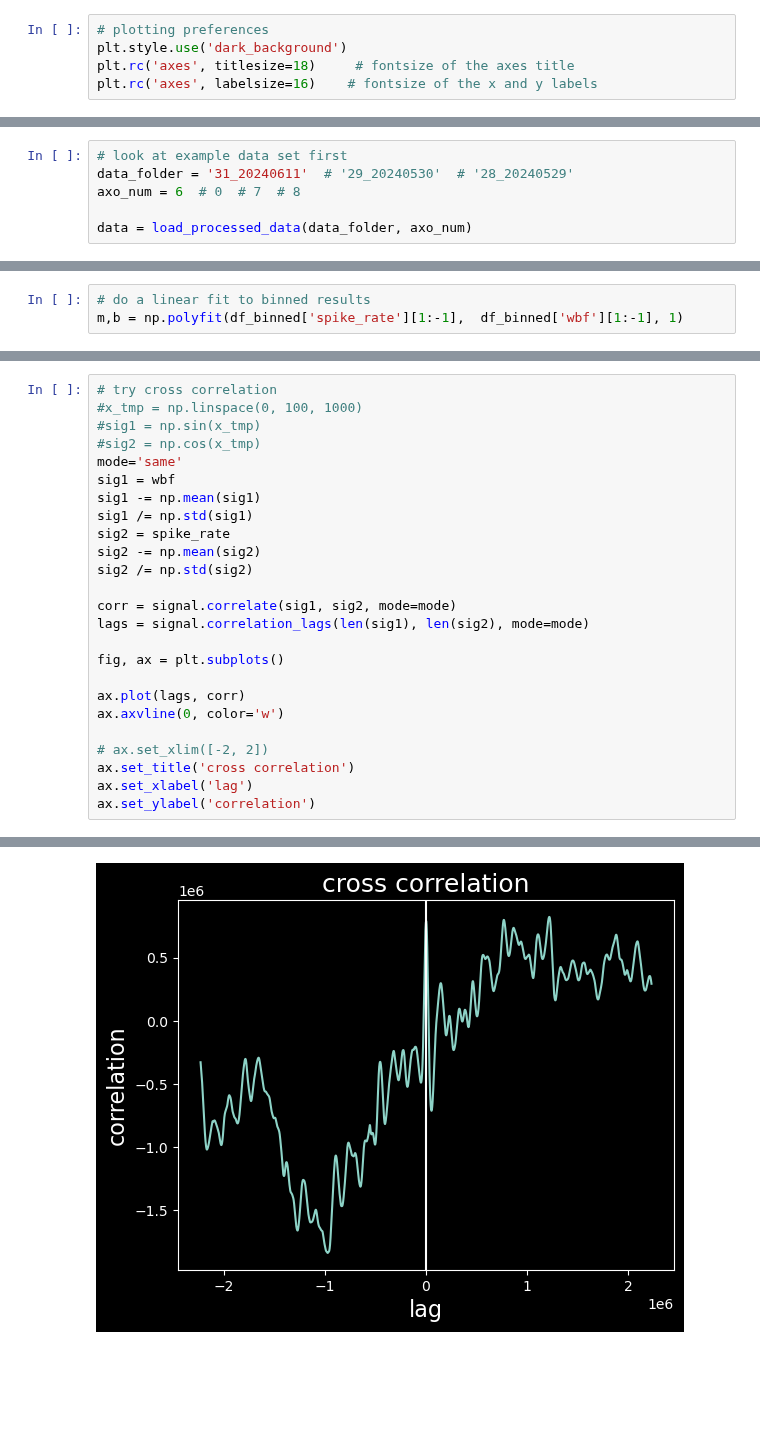
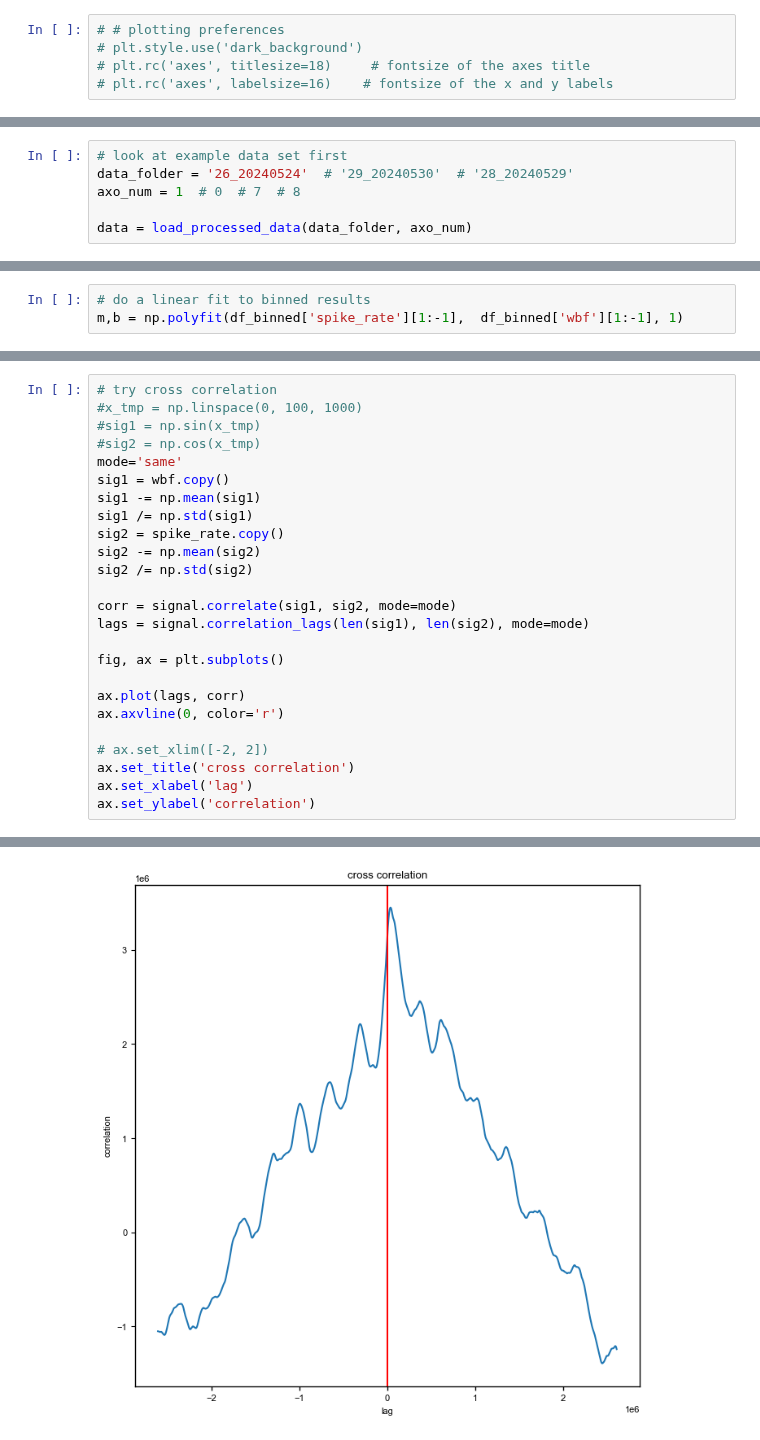
Before and after one commit to samcwhitehead/mosquito, a Jupyter notebook: scratch/wbf_vs_spike_rate.ipynb, the cells around one changed output, grey strips where cells are left out. Saved outputs shown, nothing was run; the diff lists cells and outputs as text; blank space fills up the shorter version.

```diff
--- a/scratch/wbf_vs_spike_rate.ipynb
+++ b/scratch/wbf_vs_spike_rate.ipynb
@@ -20,7 +20,7 @@ from mosquito.process_abf import load_processed_data
 # %% [markdown]
 ## Params
 # %%
-# plotting preferences
-plt.style.use('dark_background')
-plt.rc('axes', titlesize=18)     # fontsize of the axes title
-plt.rc('axes', labelsize=16)    # fontsize of the x and y labels
+# # plotting preferences
+# plt.style.use('dark_background')
+# plt.rc('axes', titlesize=18)     # fontsize of the axes title
+# plt.rc('axes', labelsize=16)    # fontsize of the x and y labels
@@ -28,8 +64,8 @@ plt.rc('axes', labelsize=16)    # fontsize of the x and y labels
 ## Load data
 # %%
 # look at example data set first
-data_folder = '31_20240611'  # '29_20240530'  # '28_20240529'
-axo_num = 6  # 0  # 7  # 8
+data_folder = '26_20240524'  # '29_20240530'  # '28_20240529'
+axo_num = 1  # 0  # 7  # 8
 
 data = load_processed_data(data_folder, axo_num)
 # %%
@@ -137,31 +184,31 @@ print(np.corrcoef(spike_rate, wbf))
 # %%
 # try cross correlation
 #x_tmp = np.linspace(0, 100, 1000)
 #sig1 = np.sin(x_tmp)
 #sig2 = np.cos(x_tmp)
 mode='same'
-sig1 = wbf
+sig1 = wbf.copy()
 sig1 -= np.mean(sig1)
 sig1 /= np.std(sig1)
-sig2 = spike_rate
+sig2 = spike_rate.copy()
 sig2 -= np.mean(sig2)
 sig2 /= np.std(sig2)
 
 corr = signal.correlate(sig1, sig2, mode=mode)
 lags = signal.correlation_lags(len(sig1), len(sig2), mode=mode)
 
 fig, ax = plt.subplots()
 
 ax.plot(lags, corr)
-ax.axvline(0, color='w')
+ax.axvline(0, color='r')
 
 # ax.set_xlim([-2, 2])
 ax.set_title('cross correlation')
 ax.set_xlabel('lag')
 ax.set_ylabel('correlation')
 # %% [output]
 Text(0, 0.5, 'correlation')
-[figure, old version]
+[figure, new version]
 # %%
 # correlation without shift:
 print('correlation without shift ', np.corrcoef(spike_rate[flying_idx], wbf[flying_idx])[0,1])
```
Also changed, not shown: parts of 11 cells of this notebook, 10 other files.
